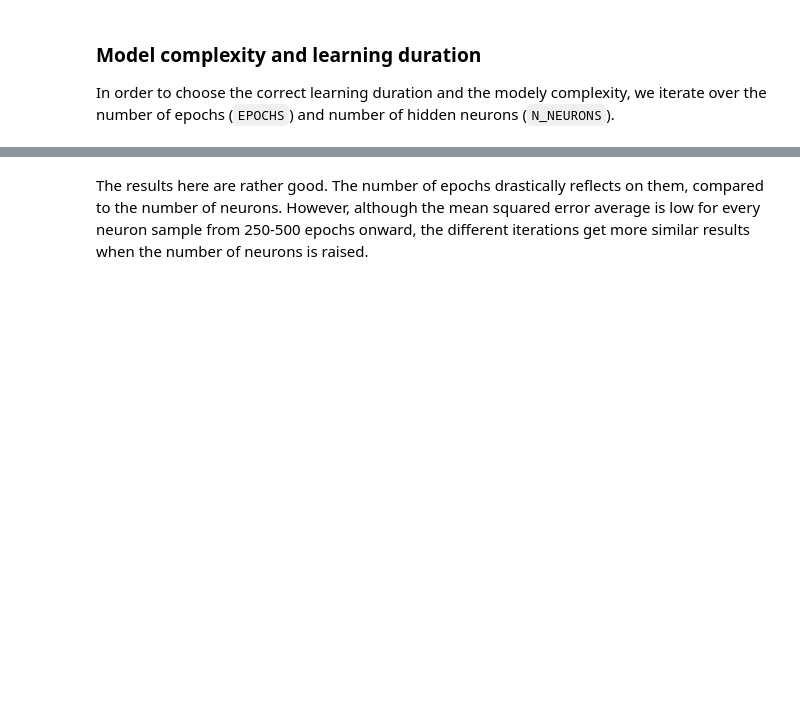
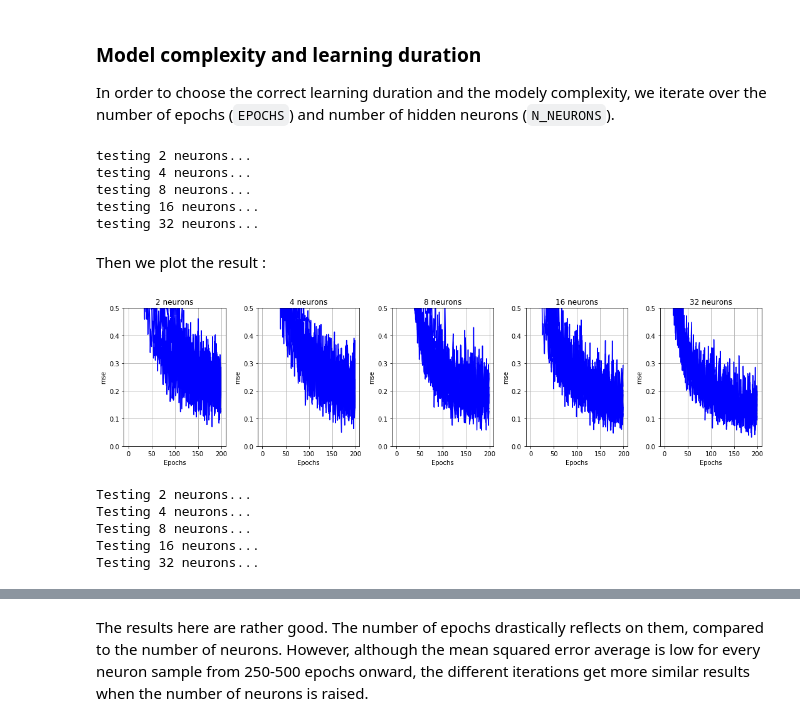
Before and after one commit to LifangHe/speaker-recognition, a Jupyter notebook: speaker_recognition-step_2.ipynb, the cells around one changed output, grey strips where cells are left out. Cells and saved outputs as stored; diff of their text form; code cells hidden in the pictures; blank space fills up the shorter version.

```diff
--- a/speaker_recognition-step_2.ipynb
+++ b/speaker_recognition-step_2.ipynb
@@ -44,3 +170,37 @@ util.print_coeff_boxplot(['natural_male', 'natural_kid'], FILES)
 ### Model complexity and learning duration
 
 In order to choose the correct learning duration and the modely complexity, we iterate over the number of epochs (`EPOCHS`) and number of hidden neurons (`N_NEURONS`).
+# %%
+N_INITS = 10
+EPOCHS = 200
+N_NEURONS = [2, 4, 8, 16, 32]
+LEARNING_RATE = 0.001
+MOMENTUM = 0.5
+
+dataset = create_dataset([('natural_male', -1), ('natural_female', 1)])
+dataset_input = dataset[:, :-1]     # filter only input values (n-1 first values)
+dataset_output = dataset[:, -1:]    # filter only the output class (last value)
+
+MSE = np.zeros((len(N_NEURONS), N_INITS, EPOCHS))
+for index, n_neurons in enumerate(N_NEURONS):
+    print 'testing', n_neurons, 'neurons...'
+    nn = MLP([MFCC_COEFFS, n_neurons, 1], 'tanh')
+
+    for i in np.arange(N_INITS):
+        nn.init_weights()
+        MSE[index, i, :] = nn.fit((dataset_input, dataset_output),
+                                  learning_rate=LEARNING_RATE,
+                                  momentum=MOMENTUM,
+                                  epochs=EPOCHS)
+# %% [output]
+testing 2 neurons...
+testing 4 neurons...
+testing 8 neurons...
+testing 16 neurons...
+testing 32 neurons...
+# %% [markdown]
+Then we plot the result :
+# %%
+print_mse(MSE, N_NEURONS)
+# %% [output]
+[figure, added]
@@ -46,0 +210,24 @@ In order to choose the correct learning duration and the modely complexity, we i
+# %%
+MSE_train = np.zeros((len(N_NEURONS), EPOCHS))
+MSE_test = np.zeros((len(N_NEURONS), EPOCHS))
+
+
+dataset = create_dataset([('natural_male', -1), ('natural_female', 1)])
+
+for i_h, h in enumerate(N_NEURONS):                                     # looping the number of hidden neurons
+    print 'Testing', h, 'neurons...'
+    nn = MLP([MFCC_COEFFS, h, 1], 'tanh')
+    temp1, temp2 = cv.k_fold_cross_validation_per_epoch(nn,
+                                                        dataset,
+                                                        k=K,
+                                                        learning_rate=LEARNING_RATE,
+                                                        momentum=MOMENTUM,
+                                                        epochs=EPOCHS)
+    MSE_train[i_h, :] = temp1
+    MSE_test[i_h, :] = temp2
+# %% [output]
+Testing 2 neurons...
+Testing 4 neurons...
+Testing 8 neurons...
+Testing 16 neurons...
+Testing 32 neurons...
```
Also changed, not shown: parts of 23 cells of this notebook, 11 other files.
